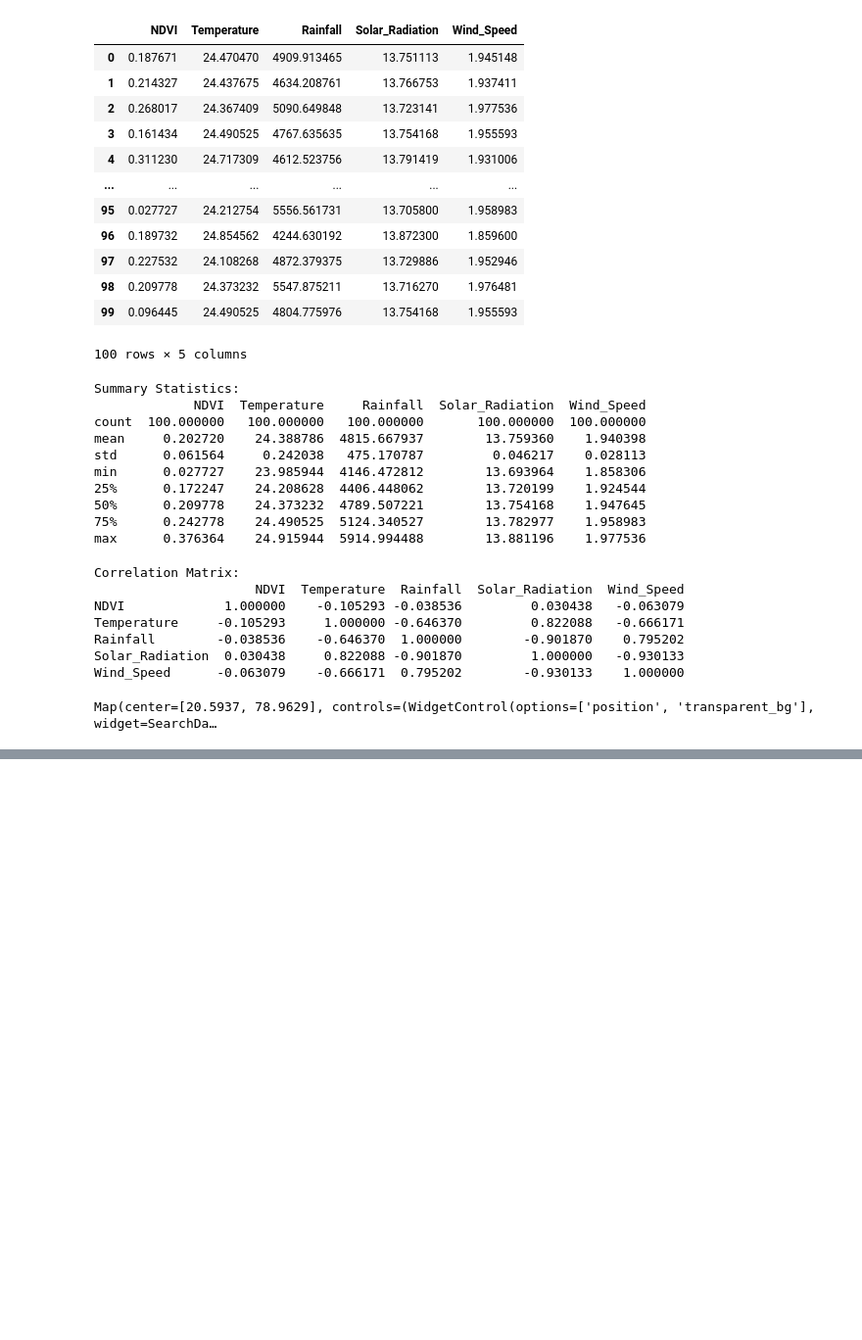
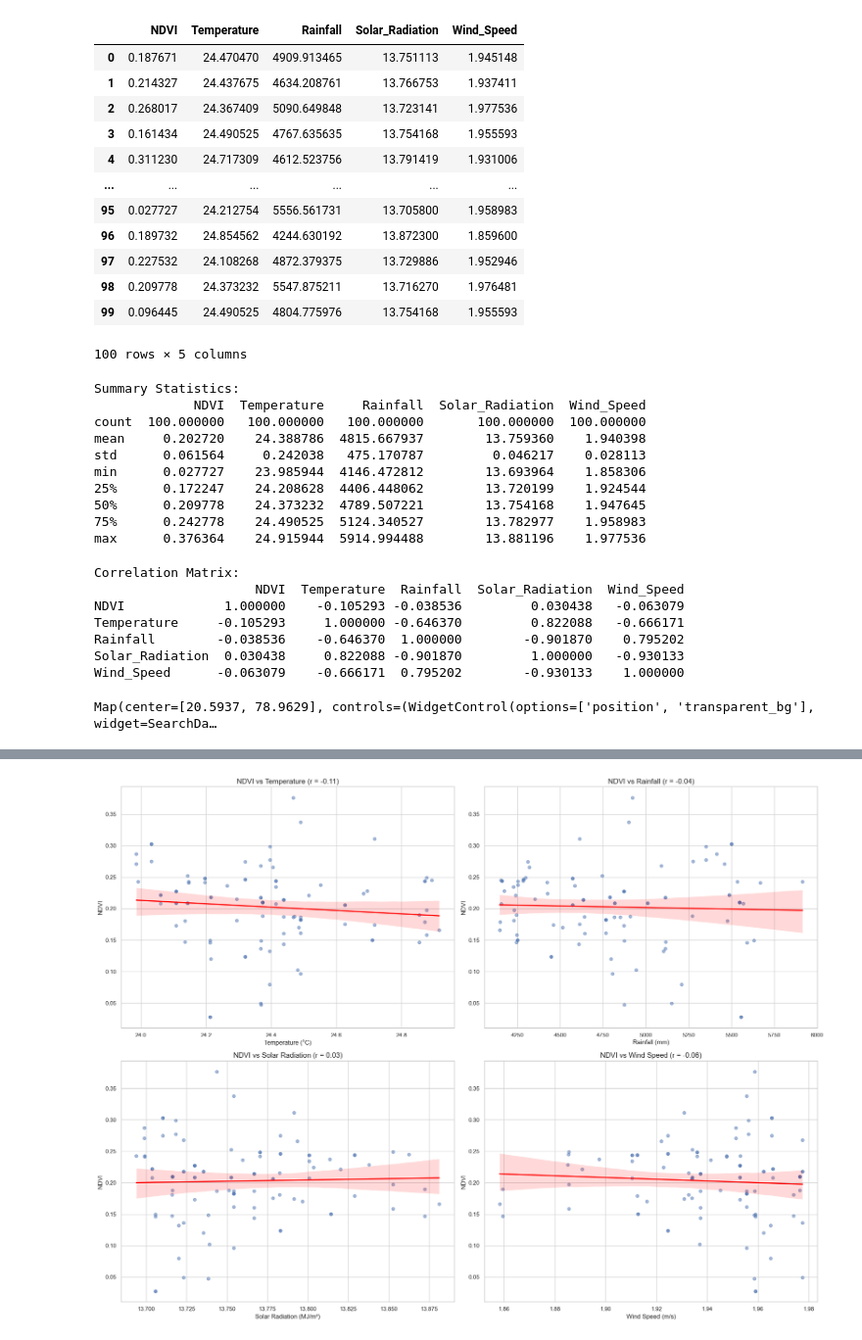
Before and after one commit to Mr-Underdog/impact-of-weather-on-vegetation, a Jupyter notebook: Untitled-1.ipynb, the cells around one changed output, grey strips where cells are left out. Shown: that part at 98% size. Drawn from its saved outputs; the diff is of its cells as text; code cells hidden in the pictures; blank space fills up the shorter version.

```diff
--- a/Untitled-1.ipynb
+++ b/Untitled-1.ipynb
@@ -309,0 +296,83 @@ for col in ['Temp_Category', 'Rain_Category']:
+# %%
+sns.set_theme(style="whitegrid")
+
+# --- Correlations ---
+corr_temp = stats.pearsonr(df['NDVI'], df['Temperature'])[0]
+corr_rain = stats.pearsonr(df['NDVI'], df['Rainfall'])[0] if df['Rainfall'].std() > 0 else np.nan
+corr_solar = stats.pearsonr(df['NDVI'], df['Solar_Radiation'])[0]
+corr_wind = stats.pearsonr(df['NDVI'], df['Wind_Speed'])[0]
+
+# --- Scatterplots with regression line ---
+fig, axes = plt.subplots(2, 2, figsize=(20, 15))
+
+# 1. NDVI vs Temperature
+sns.regplot(x='Temperature', y='NDVI', data=df, scatter_kws={'alpha':0.5}, ax=axes[0,0], line_kws={'color':'red'})
+axes[0,0].set_title(f'NDVI vs Temperature (r = {corr_temp:.2f})', fontsize=14)
+axes[0,0].set_xlabel('Temperature (°C)', fontsize=12)
+axes[0,0].set_ylabel('NDVI', fontsize=12)
+
+# 2. NDVI vs Rainfall
+sns.regplot(x='Rainfall', y='NDVI', data=df, scatter_kws={'alpha':0.5}, ax=axes[0,1], line_kws={'color':'red'})
+if df['Rainfall'].std() > 0:
+    axes[0,1].set_title(f'NDVI vs Rainfall (r = {corr_rain:.2f})', fontsize=14)
+else:
+    axes[0,1].set_title('NDVI vs Rainfall (No Variation)', fontsize=14)
+axes[0,1].set_xlabel('Rainfall (mm)', fontsize=12)
+axes[0,1].set_ylabel('NDVI', fontsize=12)
+
+# 3. NDVI vs Solar Radiation
+sns.regplot(x='Solar_Radiation', y='NDVI', data=df, scatter_kws={'alpha':0.5}, ax=axes[1,0], line_kws={'color':'red'})
+axes[1,0].set_title(f'NDVI vs Solar Radiation (r = {corr_solar:.2f})', fontsize=14)
+axes[1,0].set_xlabel('Solar Radiation (MJ/m²)', fontsize=12)
+axes[1,0].set_ylabel('NDVI', fontsize=12)
+
+# 4. NDVI vs Wind Speed
+sns.regplot(x='Wind_Speed', y='NDVI', data=df, scatter_kws={'alpha':0.5}, ax=axes[1,1], line_kws={'color':'red'})
+axes[1,1].set_title(f'NDVI vs Wind Speed (r = {corr_wind:.2f})', fontsize=14)
+axes[1,1].set_xlabel('Wind Speed (m/s)', fontsize=12)
+axes[1,1].set_ylabel('NDVI', fontsize=12)
+
+plt.tight_layout()
+plt.savefig('ndvi_weather_relationships_seaborn.png', dpi=300, bbox_inches='tight')
+plt.show()
+
+# --- Boxplots ---
+
+plt.figure(figsize=(15, 6))
+
+# Create temperature category
+df['Temp_Category'] = pd.qcut(df['Temperature'], 4, labels=['Cool', 'Mild', 'Warm', 'Hot'])
+
+# 1. Boxplot for Temperature Category
+ax1 = plt.subplot(1, 2, 1)
+sns.boxplot(x='Temp_Category', y='NDVI', data=df, palette='coolwarm', ax=ax1)
+ax1.set_title('NDVI Distribution by Temperature', fontsize=14)
+ax1.set_xlabel('Temperature Category', fontsize=12)
+ax1.set_ylabel('NDVI', fontsize=12)
+
+# 2. Boxplot for Rainfall Category
+ax2 = plt.subplot(1, 2, 2)
+if df['Rainfall'].std() > 0:
+    try:
+        df['Rain_Category'] = pd.qcut(df['Rainfall'], 4, labels=['Dry', 'Low', 'Moderate', 'Wet'])
+        sns.boxplot(x='Rain_Category', y='NDVI', data=df, palette='Blues', ax=ax2)
+        ax2.set_title('NDVI Distribution by Rainfall', fontsize=14)
+        ax2.set_xlabel('Rainfall Category', fontsize=12)
+        ax2.set_ylabel('NDVI', fontsize=12)
+    except Exception as e:
+        ax2.text(0.5, 0.5, f'Error: {str(e)}', ha='center', va='center', fontsize=12)
+        ax2.set_xticks([])
+        ax2.set_yticks([])
+else:
+    ax2.text(0.5, 0.5, 'No Rainfall Variation Detected', ha='center', va='center', fontsize=12)
+    ax2.set_xticks([])
+    ax2.set_yticks([])
+
+plt.tight_layout()
+plt.savefig('ndvi_boxplots_seaborn.png', dpi=300, bbox_inches='tight')
+plt.show()
+
+# --- Cleanup ---
+df.drop(columns=['Temp_Category', 'Rain_Category'], errors='ignore', inplace=True)
+# %% [output]
+[figure, added]
```
Also changed, not shown: parts of 13 cells of this notebook, 4 other files.
